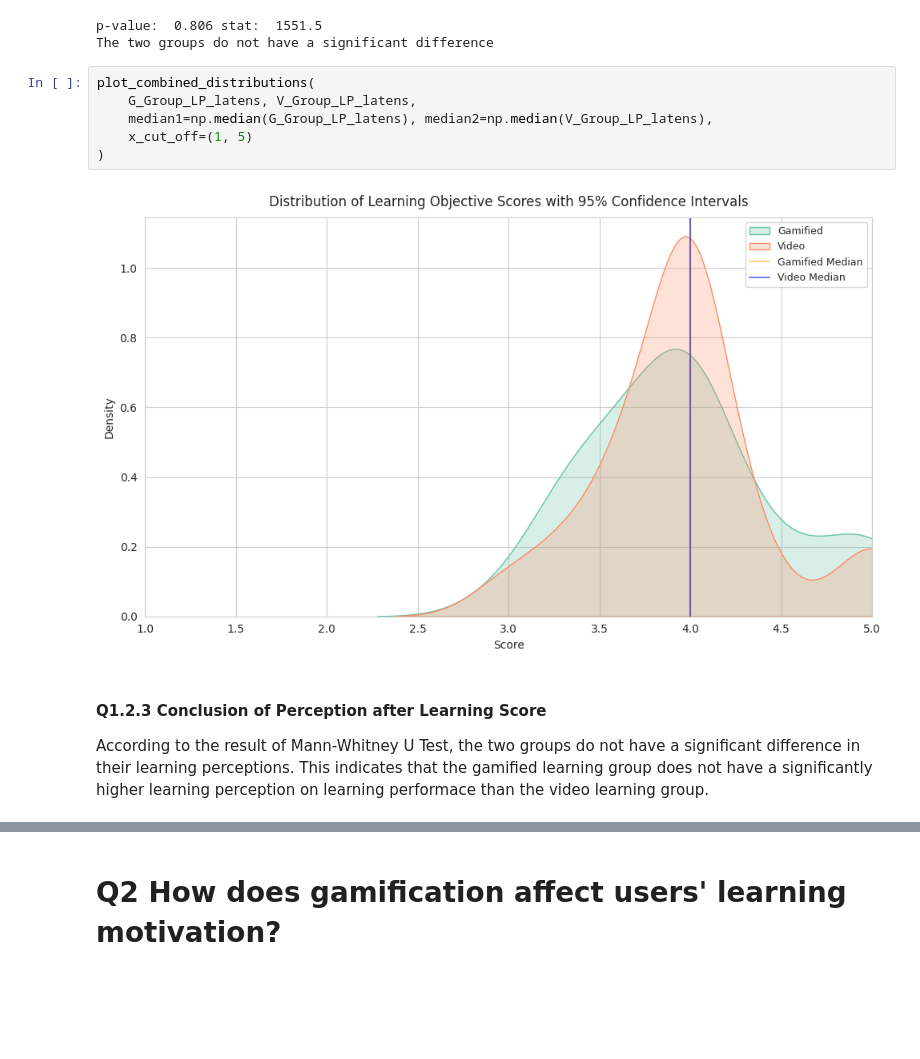
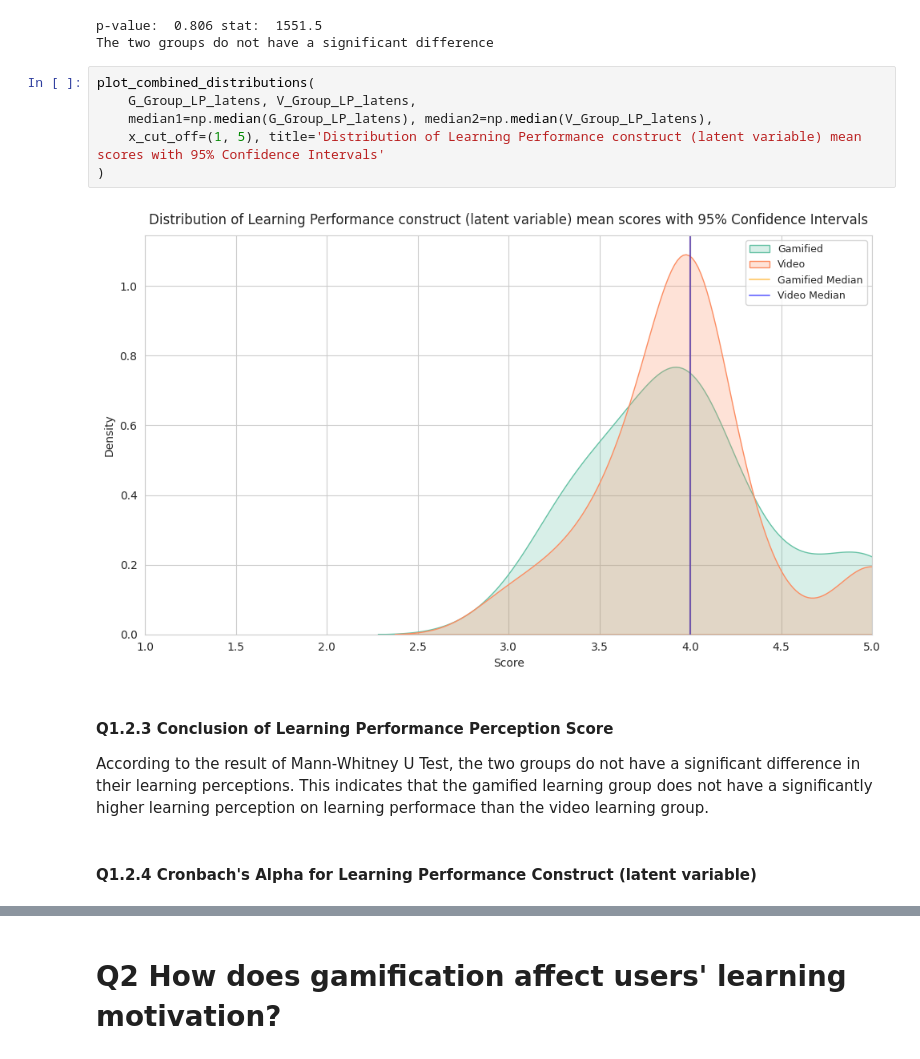
Before and after one commit to fredcatameo/DATA606_FinalProject, a Jupyter notebook: DATA606_FinalProject.ipynb, the cells around one changed output, grey strips where cells are left out. Drawn from its saved outputs; the diff is of its cells as text; blank space fills up the shorter version.

```diff
--- a/DATA606_FinalProject.ipynb
+++ b/DATA606_FinalProject.ipynb
@@ -752,12 +736,14 @@ The two groups do not have a significant difference
 # %%
 plot_combined_distributions(
     G_Group_LP_latens, V_Group_LP_latens,
     median1=np.median(G_Group_LP_latens), median2=np.median(V_Group_LP_latens),
-    x_cut_off=(1, 5)
+    x_cut_off=(1, 5), title='Distribution of Learning Performance construct (latent variable) mean scores with 95% Confidence Intervals'
 )
 # %% [output]
-[figure, old version]
+[figure, new version]
 # %% [markdown]
-#### <a name="Q1.2.3"></a>Q1.2.3 Conclusion of Perception after Learning Score
+#### <a name="Q1.2.3"></a>Q1.2.3 Conclusion of Learning Performance Perception Score
 
 According to the result of Mann-Whitney U Test, the two groups do not have a significant difference in their learning perceptions. This indicates that the gamified learning group does not have a significantly higher learning perception on learning performace than the video learning group.
+# %% [markdown]
+#### <a name="Q1.2.4"></a>Q1.2.4 Cronbach's Alpha for Learning Performance Construct (latent variable)
```
Also changed, not shown: parts of 17 cells of this notebook.
